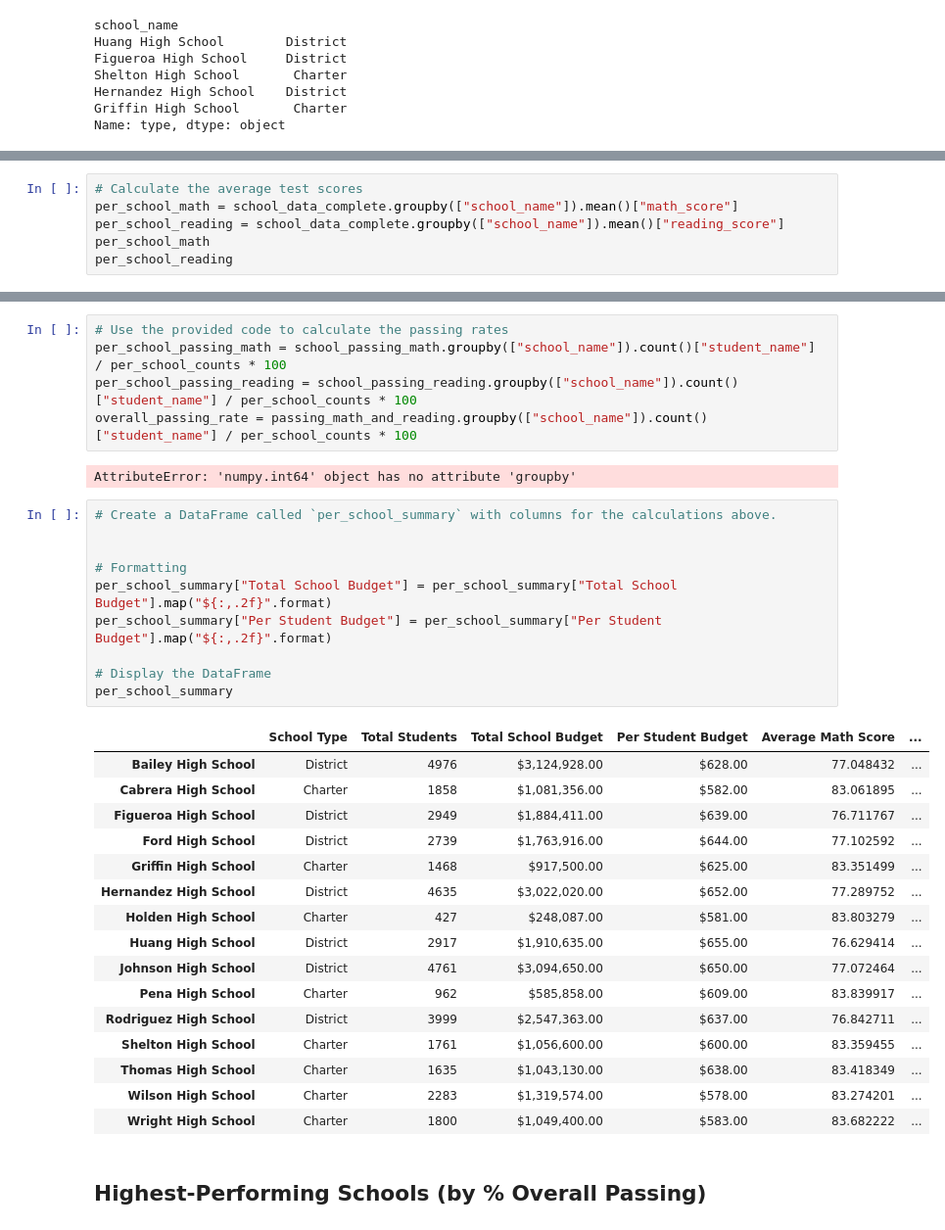
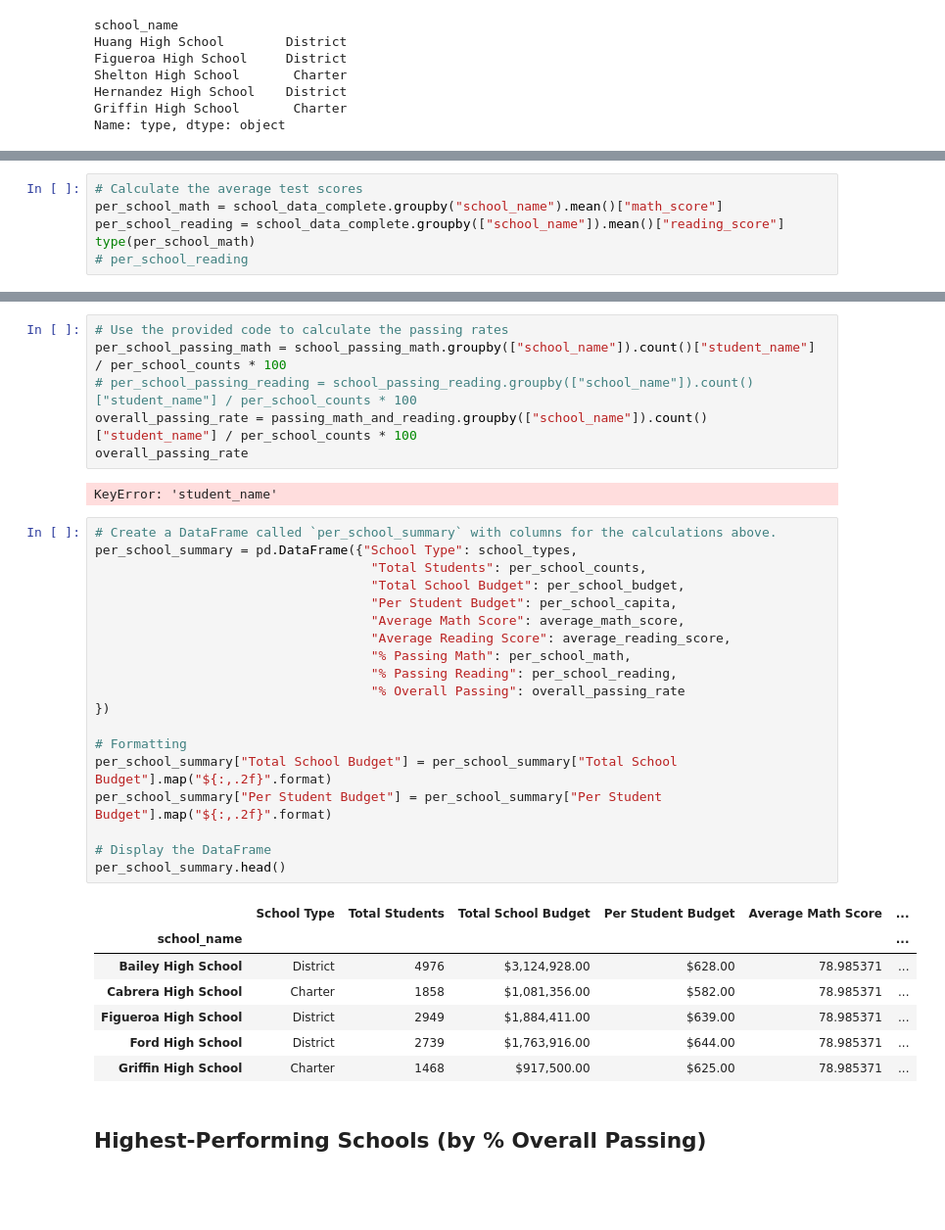
Before and after one commit to vgpass/pandas-challenge, a Jupyter notebook: PyCitySchools/PyCitySchools_workingcopy.ipynb, the cells around one changed output, grey strips where cells are left out. Shown at 98% size. Drawn from its saved outputs; the diff is of its cells as text; blank space fills up the shorter version.

```diff
--- a/PyCitySchools/PyCitySchools_workingcopy.ipynb
+++ b/PyCitySchools/PyCitySchools_workingcopy.ipynb
@@ -173,7 +147,7 @@ dtype: float64
 # %%
 # Calculate the average test scores
-per_school_math = school_data_complete.groupby(["school_name"]).mean()["math_score"]
+per_school_math = school_data_complete.groupby("school_name").mean()["math_score"]
 per_school_reading = school_data_complete.groupby(["school_name"]).mean()["reading_score"]
-per_school_math
-per_school_reading
+type(per_school_math)
+# per_school_reading
 # %% [output]
@@ -229,37 +220,38 @@ passing_math_and_reading
 # %%
 # Use the provided code to calculate the passing rates
 per_school_passing_math = school_passing_math.groupby(["school_name"]).count()["student_name"] / per_school_counts * 100
-per_school_passing_reading = school_passing_reading.groupby(["school_name"]).count()["student_name"] / per_school_counts * 100
+# per_school_passing_reading = school_passing_reading.groupby(["school_name"]).count()["student_name"] / per_school_counts * 100
 overall_passing_rate = passing_math_and_reading.groupby(["school_name"]).count()["student_name"] / per_school_counts * 100
+overall_passing_rate
 # %% [output]
-AttributeError: 'numpy.int64' object has no attribute 'groupby'
+KeyError: 'student_name'
 # %%
 # Create a DataFrame called `per_school_summary` with columns for the calculations above.
-
+per_school_summary = pd.DataFrame({"School Type": school_types,
+                                    "Total Students": per_school_counts,
+                                    "Total School Budget": per_school_budget,
+                                    "Per Student Budget": per_school_capita,
+                                    "Average Math Score": average_math_score,
+                                    "Average Reading Score": average_reading_score,
+                                    "% Passing Math": per_school_math,
+                                    "% Passing Reading": per_school_reading,
+                                    "% Overall Passing": overall_passing_rate
+})
 
 # Formatting
 per_school_summary["Total School Budget"] = per_school_summary["Total School Budget"].map("${:,.2f}".format)
 per_school_summary["Per Student Budget"] = per_school_summary["Per Student Budget"].map("${:,.2f}".format)
 
 # Display the DataFrame
-per_school_summary
+per_school_summary.head()
 # %% [output]
 |  | School Type | Total Students | Total School Budget | Per Student Budget | Average Math Score | ... |
-| Bailey High School | District | 4976 | $3,124,928.00 | $628.00 | 77.048432 | ... |
-| Cabrera High School | Charter | 1858 | $1,081,356.00 | $582.00 | 83.061895 | ... |
-| Figueroa High School | District | 2949 | $1,884,411.00 | $639.00 | 76.711767 | ... |
-| Ford High School | District | 2739 | $1,763,916.00 | $644.00 | 77.102592 | ... |
-| Griffin High School | Charter | 1468 | $917,500.00 | $625.00 | 83.351499 | ... |
-| Hernandez High School | District | 4635 | $3,022,020.00 | $652.00 | 77.289752 | ... |
-| Holden High School | Charter | 427 | $248,087.00 | $581.00 | 83.803279 | ... |
-| Huang High School | District | 2917 | $1,910,635.00 | $655.00 | 76.629414 | ... |
-| Johnson High School | District | 4761 | $3,094,650.00 | $650.00 | 77.072464 | ... |
-| Pena High School | Charter | 962 | $585,858.00 | $609.00 | 83.839917 | ... |
-| Rodriguez High School | District | 3999 | $2,547,363.00 | $637.00 | 76.842711 | ... |
-| Shelton High School | Charter | 1761 | $1,056,600.00 | $600.00 | 83.359455 | ... |
-| Thomas High School | Charter | 1635 | $1,043,130.00 | $638.00 | 83.418349 | ... |
-| Wilson High School | Charter | 2283 | $1,319,574.00 | $578.00 | 83.274201 | ... |
-| Wright High School | Charter | 1800 | $1,049,400.00 | $583.00 | 83.682222 | ... |
+| school_name |  |  |  |  |  | ... |
+| Bailey High School | District | 4976 | $3,124,928.00 | $628.00 | 78.985371 | ... |
+| Cabrera High School | Charter | 1858 | $1,081,356.00 | $582.00 | 78.985371 | ... |
+| Figueroa High School | District | 2949 | $1,884,411.00 | $639.00 | 78.985371 | ... |
+| Ford High School | District | 2739 | $1,763,916.00 | $644.00 | 78.985371 | ... |
+| Griffin High School | Charter | 1468 | $917,500.00 | $625.00 | 78.985371 | ... |
 # %% [markdown]
 ## Highest-Performing Schools (by % Overall Passing)
 # %%
```
Also changed, not shown: parts of 15 cells of this notebook.
